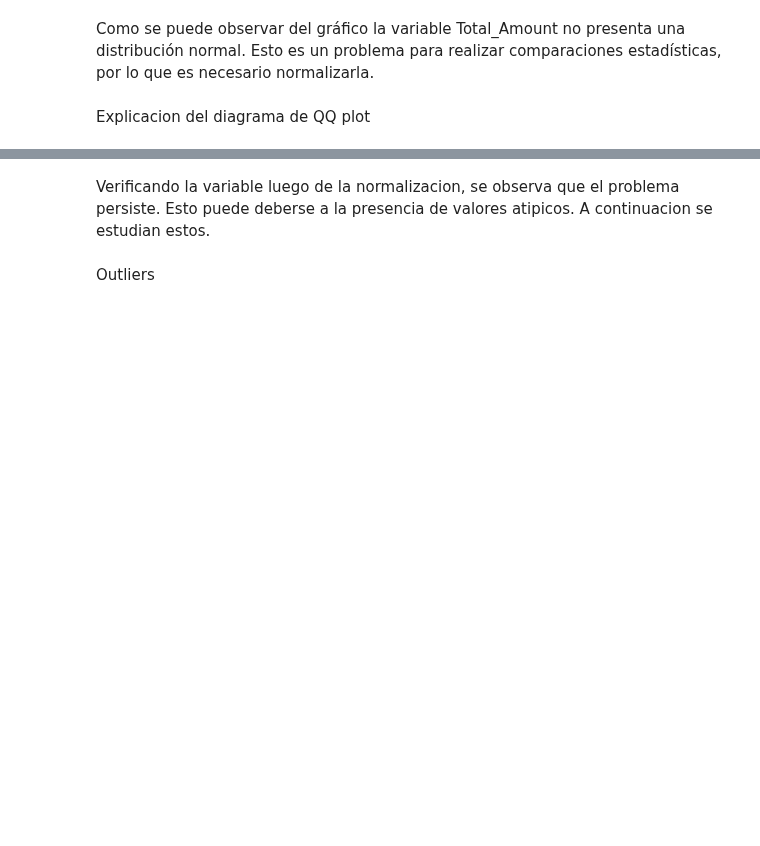
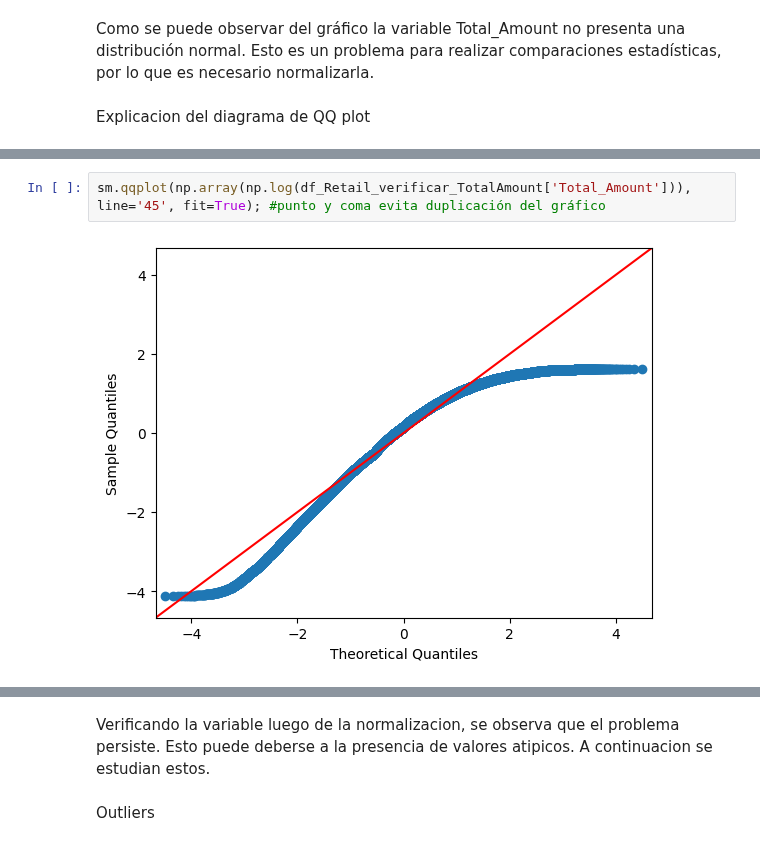
Before and after one commit to marianaolazabal/marianaolazabal-Clasificacion_Compradores_Retails, a Jupyter notebook: src/retails.ipynb, the cells around one changed output, grey strips where cells are left out. Saved outputs shown, nothing was run; the diff lists cells and outputs as text; blank space fills up the shorter version.

```diff
--- a/src/retails.ipynb
+++ b/src/retails.ipynb
@@ -706,0 +717,4 @@ plt.show()
+# %%
+sm.qqplot(np.array(np.log(df_Retail_verificar_TotalAmount['Total_Amount'])), line='45', fit=True); #punto y coma evita duplicación del gráfico
+# %% [output]
+[figure, added]
```
Also changed, not shown: parts of 61 cells of this notebook.
